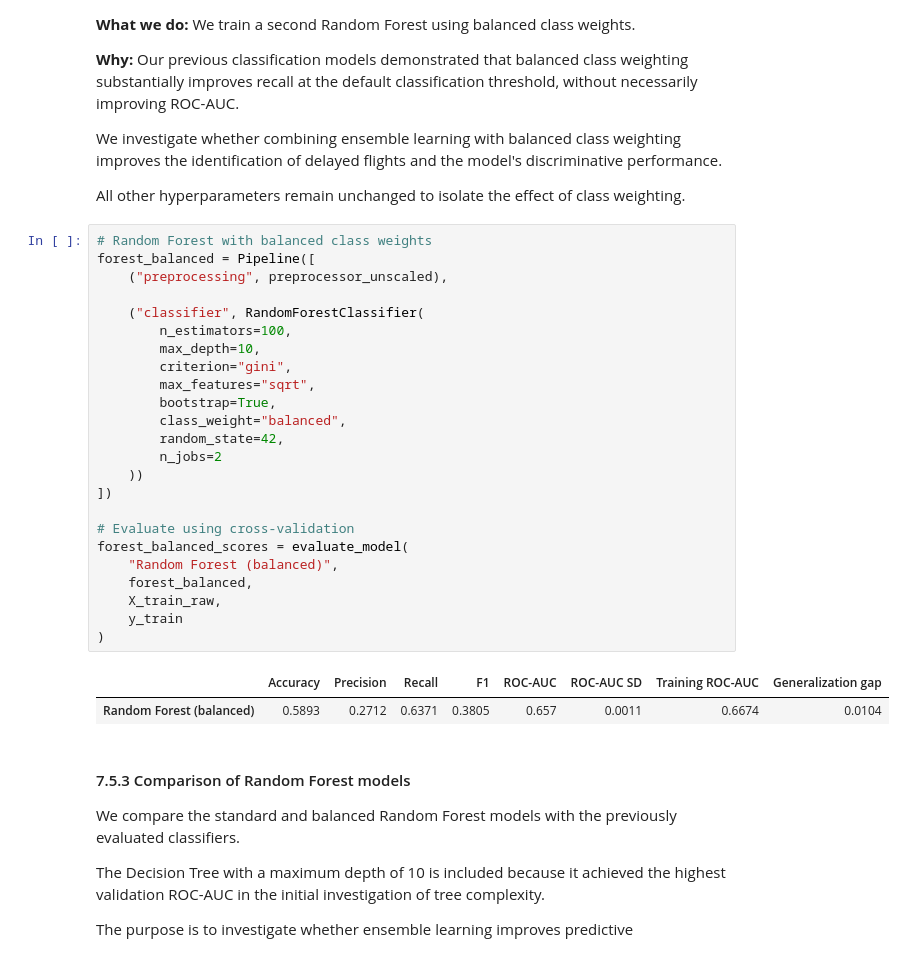
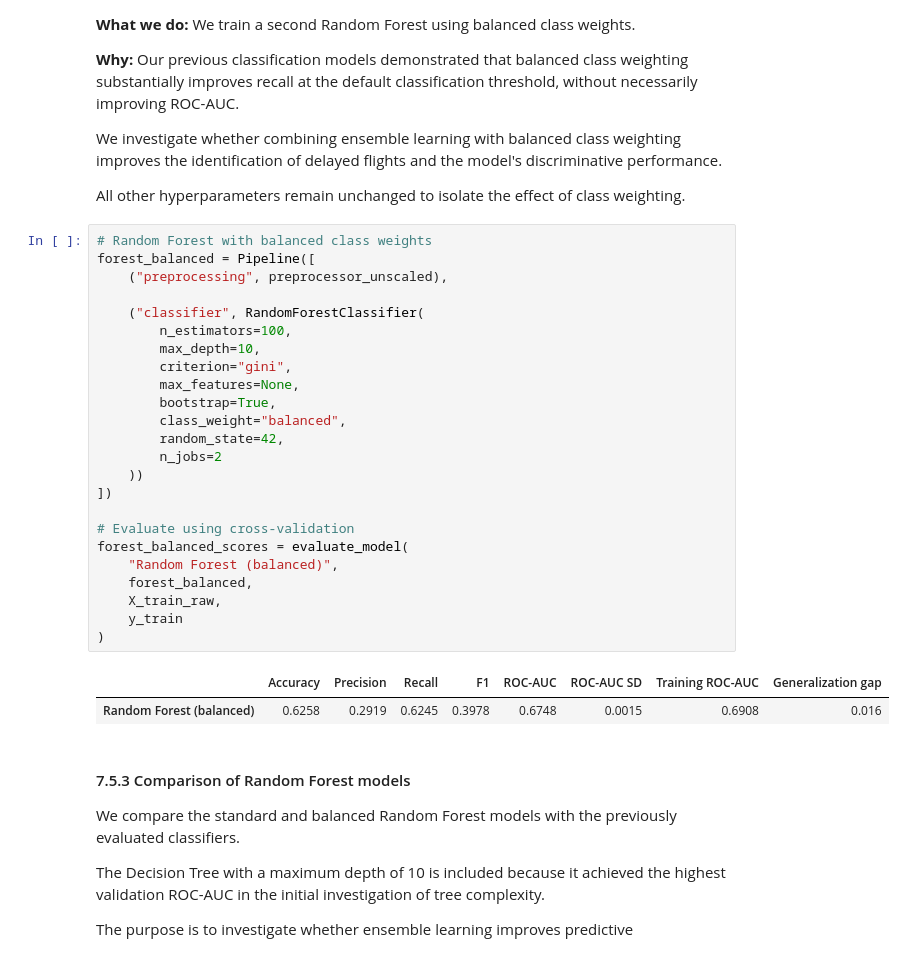
Before and after one commit to Malou100701/MachineLearning2026, a Jupyter notebook: flight_delay_analysis_starter.ipynb, the cells around one changed output. Drawn from its saved outputs; the diff is of its cells as text.

```diff
--- a/flight_delay_analysis_starter.ipynb
+++ b/flight_delay_analysis_starter.ipynb
@@ -1725,30 +1725,30 @@ All other hyperparameters remain unchanged to isolate the effect of class weight
 # %%
 # Random Forest with balanced class weights
 forest_balanced = Pipeline([
     ("preprocessing", preprocessor_unscaled),
 
     ("classifier", RandomForestClassifier(
         n_estimators=100,
         max_depth=10,
         criterion="gini",
-        max_features="sqrt",
+        max_features=None,
         bootstrap=True,
         class_weight="balanced",
         random_state=42,
         n_jobs=2
     ))
 ])
 
 # Evaluate using cross-validation
 forest_balanced_scores = evaluate_model(
     "Random Forest (balanced)",
     forest_balanced,
     X_train_raw,
     y_train
 )
 # %% [output]
 |  | Accuracy | Precision | Recall | F1 | ROC-AUC | ROC-AUC SD | Training ROC-AUC | Generalization gap |
-| Random Forest (balanced) | 0.5893 | 0.2712 | 0.6371 | 0.3805 | 0.657 | 0.0011 | 0.6674 | 0.0104 |
+| Random Forest (balanced) | 0.6258 | 0.2919 | 0.6245 | 0.3978 | 0.6748 | 0.0015 | 0.6908 | 0.016 |
 # %% [markdown]
 #### 7.5.3 Comparison of Random Forest models
 
```
Also changed, not shown: parts of 1 cell of this notebook.
